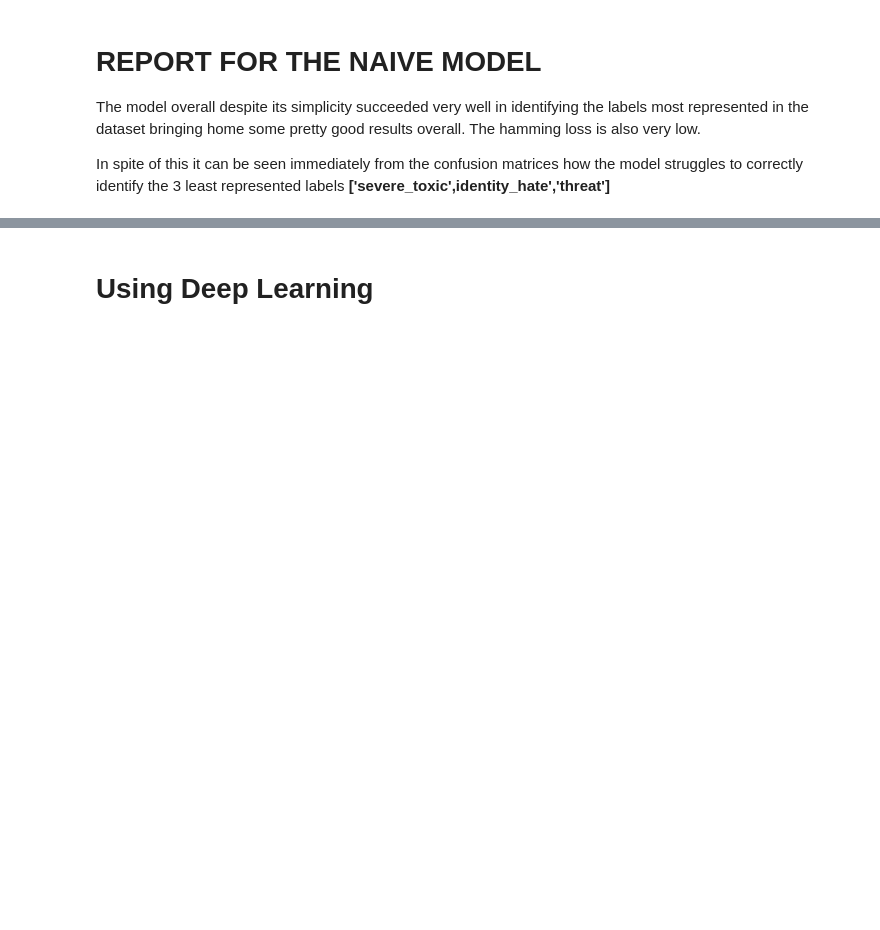
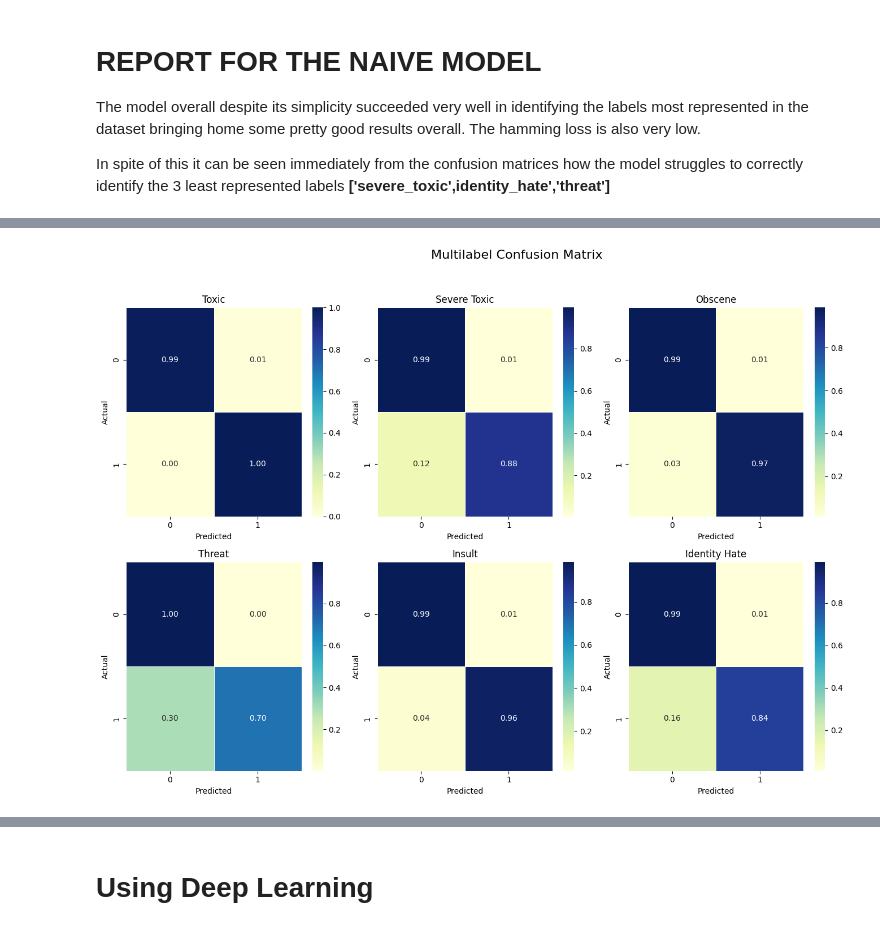
Before and after one commit to ThomasProce/Anti-Hater_filter, a Jupyter notebook: Progetto_Toxic_Comments_Filter.ipynb, the cells around one changed output, grey strips where cells are left out. Cells and saved outputs as stored; diff of their text form; code cells hidden in the pictures; blank space fills up the shorter version.

```diff
--- a/Progetto_Toxic_Comments_Filter.ipynb
+++ b/Progetto_Toxic_Comments_Filter.ipynb
@@ -684,0 +685,14 @@ In spite of this it can be seen immediately from the confusion matrices how the
+# %%
+# calculate frequency of the labels
+frequency = {label: round(y_train[label].sum()/len(y_train)*100,2) for label in y_train.columns}
+
+# define weights
+weights = {
+    0: 1/frequency['toxic'],
+    1: 1/frequency['severe_toxic'],
+    2: 1/frequency['obscene'],
+    3: 1/frequency['threat'],
+    4: 1/frequency['insult'],
+    5: 1/frequency['identity_hate']
+    }
+weights
@@ -684,0 +706,19 @@ In spite of this it can be seen immediately from the confusion matrices how the
+# %%
+# define a naive model
+naive_weighted = ClassifierChain(LogisticRegression(solver='newton-cg',class_weight=weights),
+                            order='random',
+                            random_state=42,
+                            cv = 5)
+
+# Define a naive pipeline
+preprocessor = ColumnTransformer([
+    ('tfidf', vectorizer, 'comment_text'),
+    ('pass', 'passthrough', ['sum_injurious'])
+])
+
+weighted_pipeline = Pipeline([
+    ('preprocessor', preprocessor),
+    ('clf', naive_weighted)
+])
+# %%
+weighted_pipeline.fit(X_train,y_train)
@@ -684,0 +741,2 @@ In spite of this it can be seen immediately from the confusion matrices how the
+# %%
+weighted_preds = weighted_pipeline.predict(X_val)
@@ -684,0 +765,7 @@ In spite of this it can be seen immediately from the confusion matrices how the
+# %%
+mcm = multilabel_confusion_matrix(y_val, weighted_preds)
+
+# plot the matrix
+plot_multilabel_confusion_matrix(mcm, labels, 'Multilabel Confusion Matrix', normalize=True)
+# %% [output]
+[figure, added]
```
Also changed, not shown: parts of 38 cells of this notebook.
